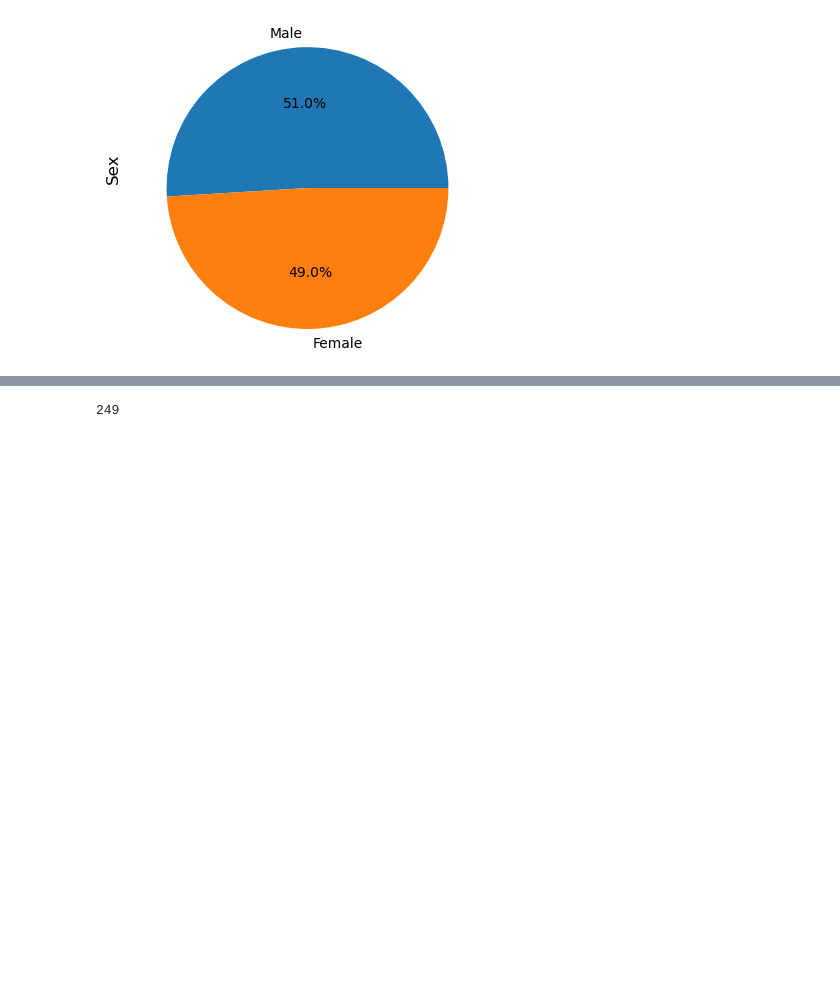
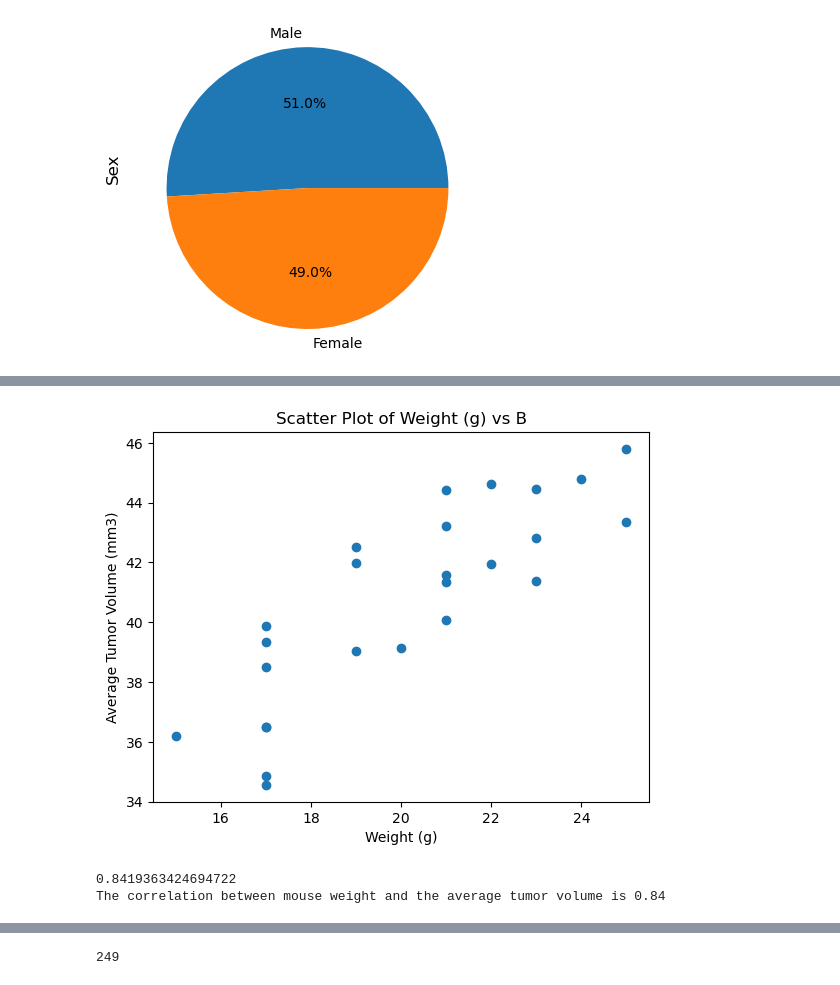
Before and after one commit to MarkOlsonMN/matplotlib-challenge, a Jupyter notebook: Pymaceuticals/Pymaceuticals_Jupyter_Notebook.ipynb, the cells around one changed output, grey strips where cells are left out. Cells and saved outputs as stored; diff of their text form; code cells hidden in the pictures; blank space fills up the shorter version.

```diff
--- a/Pymaceuticals/Pymaceuticals_Jupyter_Notebook.ipynb
+++ b/Pymaceuticals/Pymaceuticals_Jupyter_Notebook.ipynb
@@ -458,0 +525,24 @@ plt.show()
+# %%
+# Generate a scatter plot of mouse weight vs. the average observed tumor volume for the entire Capomulin regimen
+
+capomulin_df = clean_df[ (clean_df["Drug Regimen"] == "Capomulin") ]
+#capomulin_df
+# %%
+
+# new_df = capomulin_df.groupby(["Mouse ID","Weight (g)"])["Tumor Volume (mm3)"].mean()
+# print("")
+# print(new_df)
+# new_df = new_df.reset_index()
+# print("")
+# print(new_df)
+#
+# print( "new_df: " + str(type(new_df)) )    # new_df: <class 'pandas.core.frame.DataFrame'>
+
+new_df = capomulin_df.groupby(["Mouse ID","Weight (g)"])["Tumor Volume (mm3)"].mean().reset_index()
+
+new_df.columns = ["Mouse ID", "Weight (g)", "Average Tumor Volume (mm3)"]
+
+new_df = new_df.drop("Mouse ID", axis=1)
+
+print("")
+print(new_df)
@@ -458,0 +567,11 @@ plt.show()
+# %%
+plt.scatter(new_df['Weight (g)'], new_df['Average Tumor Volume (mm3)'])
+
+# Add labels and a title to the chart:
+plt.xlabel('Weight (g)')
+plt.ylabel('Average Tumor Volume (mm3)')
+plt.title('Scatter Plot of Weight (g) vs B')
+
+plt.show()
+# %% [output]
+[figure, added]
@@ -458,0 +589,23 @@ plt.show()
+# %%
+# Calculate the correlation coefficient and a linear regression model
+# for mouse weight and average observed tumor volume for the entire Capomulin regimen
+
+
+#import numpy as np
+
+# Calculate the slope and intercept of the regression line
+#slope, intercept = np.polyfit(new_df['Weight (g)'], new_df['Average Tumor Volume (mm3)'], 1)
+#print(slope)  # 0.9544396890241048
+#print(intercept)  # 21.552160532685
+
+#correlation_coefficient, p_value = scipy.stats.pearsonr(new_df['Weight (g)'], new_df['Average Tumor Volume (mm3)'])
+
+
+# calculate the correlation coefficient using the corr() method in Pandas.
+correlation_coefficient = new_df['Weight (g)'].corr(new_df['Average Tumor Volume (mm3)'])
+print(correlation_coefficient)  # 0.8419363424694722
+
+print(f"The correlation between mouse weight and the average tumor volume is {correlation_coefficient:.2f}")
+# %% [output]
+0.8419363424694722
+The correlation between mouse weight and the average tumor volume is 0.84
```
Also changed, not shown: parts of 16 cells of this notebook.
